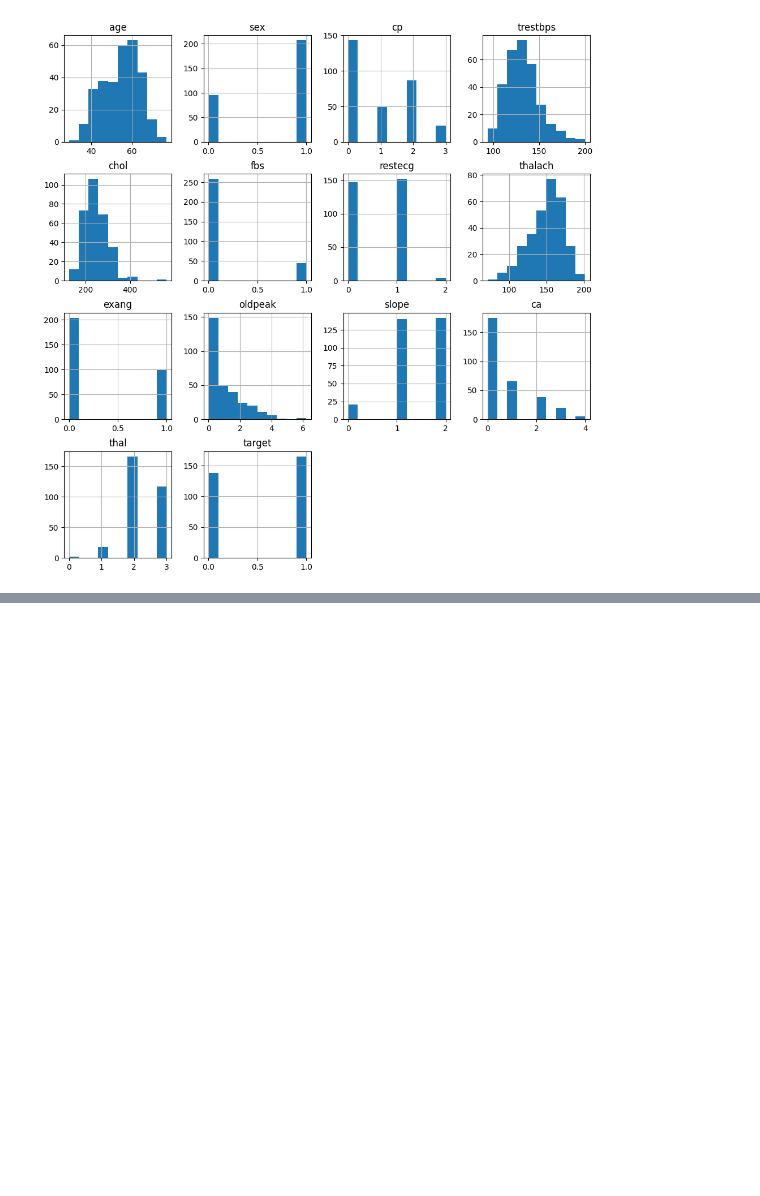
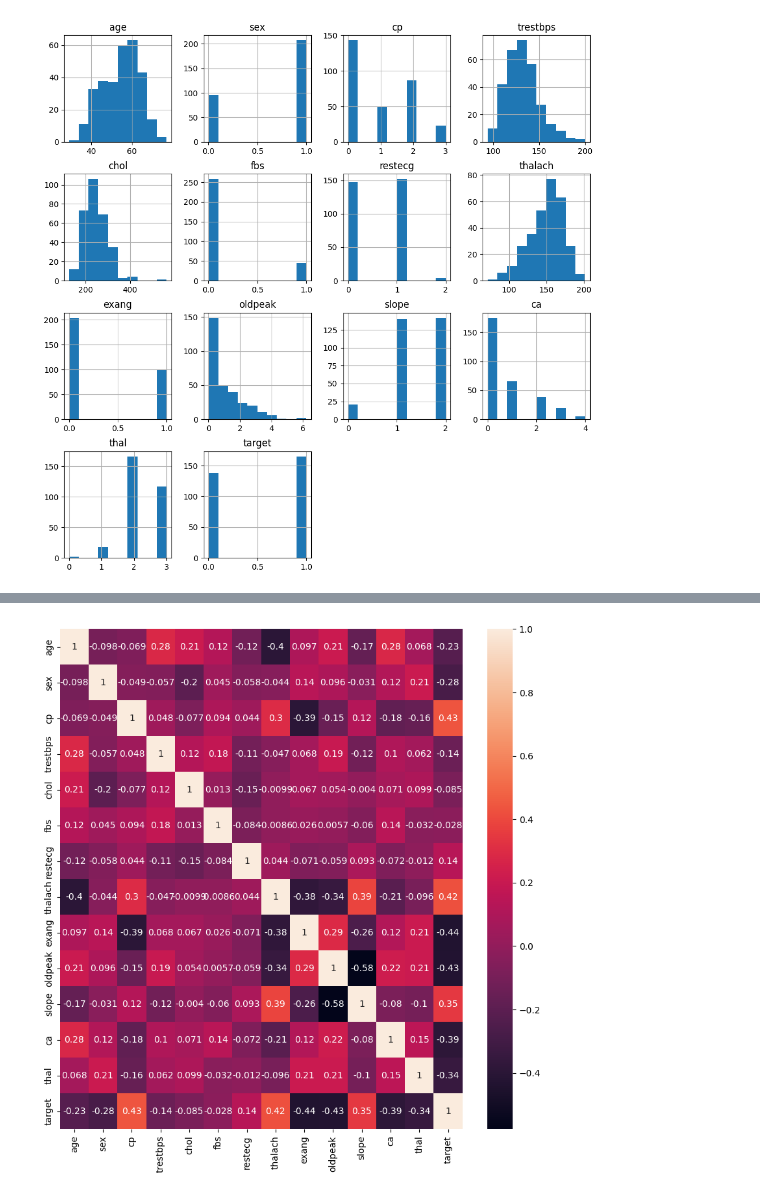
Before and after one commit to JayaraniArunachalam/Neural-Networks, a Jupyter notebook: Jayarani_Arunachalam_Heart_Disease_Prediction_Neural_Networks_Keras.ipynb, the cells around one changed output, grey strips where cells are left out. Cells and saved outputs as stored; diff of their text form; code cells hidden in the pictures; blank space fills up the shorter version.

```diff
--- a/Jayarani_Arunachalam_Heart_Disease_Prediction_Neural_Networks_Keras.ipynb
+++ b/Jayarani_Arunachalam_Heart_Disease_Prediction_Neural_Networks_Keras.ipynb
@@ -120,0 +148,6 @@ plt.show()
+# %%
+plt.figure(figsize = (10,10))
+sns.heatmap(heart_df.corr(), annot = True)
+plt.show()
+# %% [output]
+[figure, added]
```
Also changed, not shown: parts of 3 cells of this notebook.
